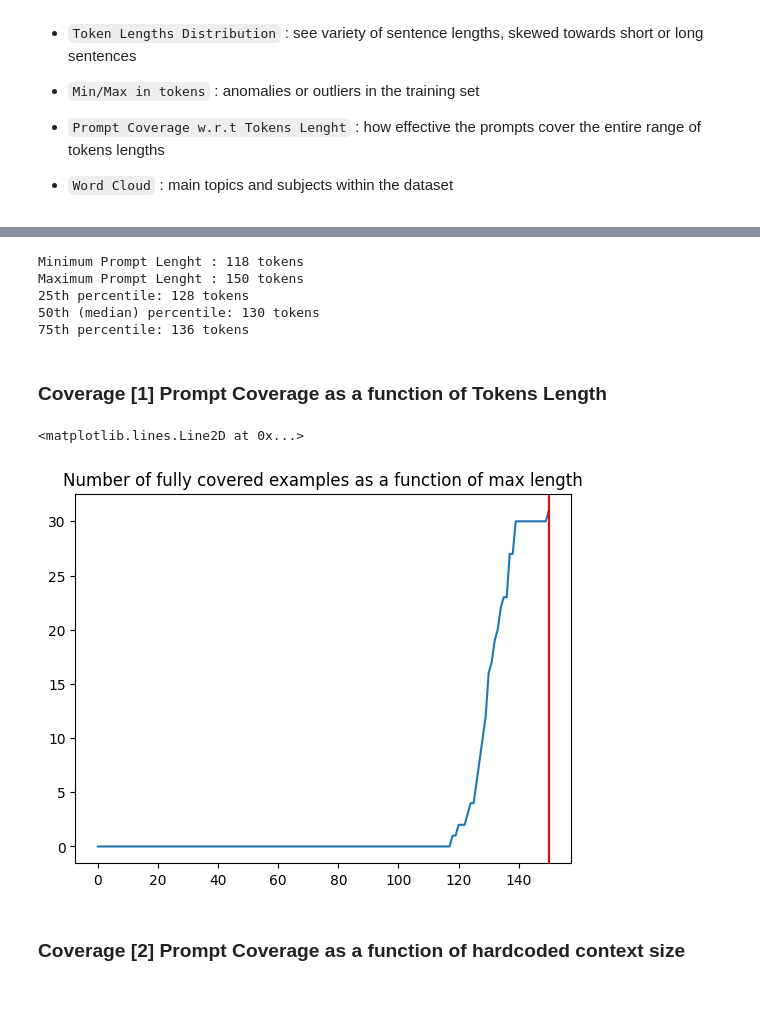
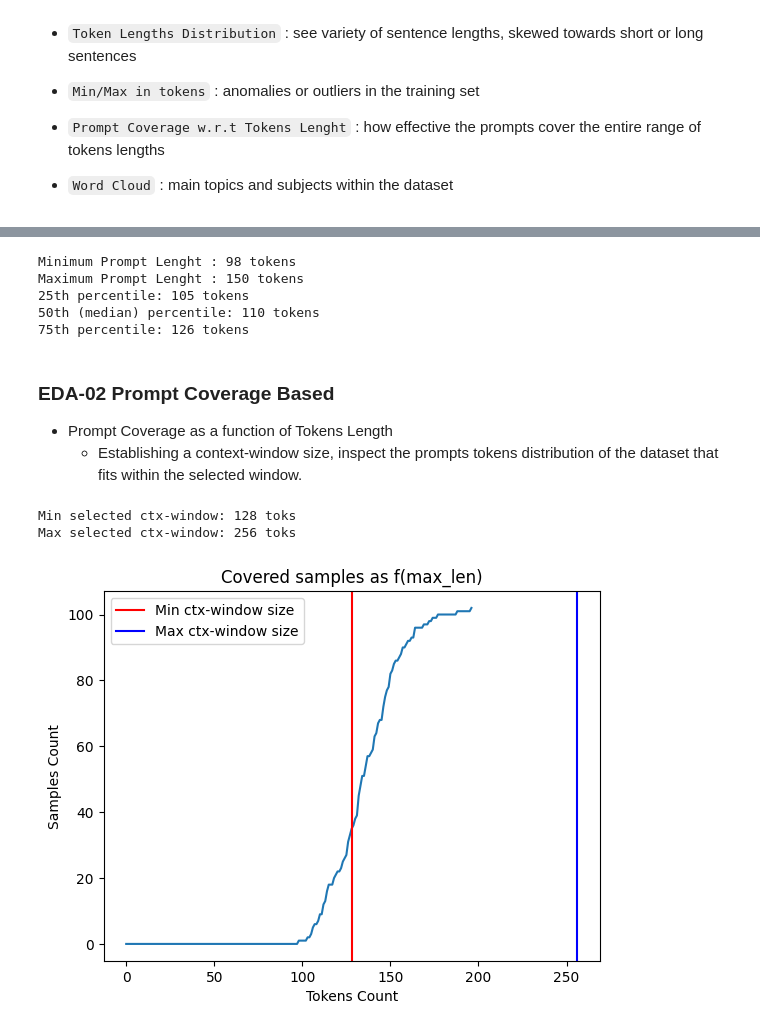
Before and after one commit to iusztinpaul/hands-on-llms, a Jupyter notebook: notebooks/prompts_eda.ipynb, the cells around one changed output, grey strips where cells are left out. Cells and saved outputs as stored; diff of their text form; code cells hidden in the pictures; blank space fills up the shorter version.

```diff
--- a/notebooks/prompts_eda.ipynb
+++ b/notebooks/prompts_eda.ipynb
@@ -35,37 +67,27 @@ Loaded Tokenizer : BertTokenizerFast(name_or_path='sentence-transformers/all-Min
 # %%
 # Prepare training data parser
-import json
 from enum import Enum
 from pathlib import Path
-from itertools import chain
-from typing import Dict, List
 from datasets import load_dataset
 from dataclasses import dataclass, field
-from datasets.dataset_dict import DatasetDict
 
 class Scope(Enum):
     TRAIN = "train"
-    TEST = "test"
 
 @dataclass
-class TrainSample:
+class DataSample:
     about_me: str = field(repr=False)
     context: str = ""
     response: str = ""
 
     def formatted(self):
+        """Train containing raw text fields"""
         template = """
-        You are an expert in the stock and crypto markets. I will give you some information about myself and you will provide me with good investment advice.
-
-        # ABOUT ME
         {ABOUT}
-
-        # CONTEXT
         {CONTEXT}
-
-        Please provide concrete advice in less than 100 tokens, and justify your answer based on the news provided in the context.
+        {RESPONSE}
         """
-        complete = template.format(ABOUT=self.about_me, CONTEXT=self.context)
+        complete = template.format(ABOUT=self.about_me, CONTEXT=self.context, RESPONSE=self.response)
         return complete
 
 class DatasetGenerator:
@@ -80,8 +102,10 @@ class DatasetGenerator:
 
     def _load_dataset(self, dataset_file_path: Path):
         try:
-            dataset = load_dataset("json", data_files=str(dataset_json_file))
-            print(f"Length : {len(dataset[self._scope.value])} samples.")
+            dataset = load_dataset("json", data_files=str(dataset_file_path))
+            print("=" * 10 + " Info " + "=" * 10)
+            print(f"Dataset Path : {dataset_file_path}")
+            print(f"Loaded : {len(dataset[self._scope.value])} samples.")
             return dataset
         except FileNotFoundError:
             print("JSON file not found.")
@@ -91,7 +115,9 @@ class DatasetGenerator:
             raise FileNotFoundError("Forgot how to write json")
 
     def tokenized_samples(self, tokenizer):
-        formatted_samples = list(map(lambda en: TrainSample(**en), self.dataset[self._scope.value]))
+        """Iterates through the dataset prompts, tokenizes and saves a stores a sublist
+        of tokens for each prompt."""
+        formatted_samples = list(map(lambda en: DataSample(**en), self.dataset[self._scope.value]))
         tokenized_samples = []
         for sample in formatted_samples:
             as_str = sample.formatted()
@@ -101,7 +127,7 @@ class DatasetGenerator:
         return tokenized_samples
 
     def samples_gen(self):
-        formatted_samples = list(map(lambda en: TrainSample(**en), self.dataset[self._scope.value]))
+        formatted_samples = list(map(lambda en: DataSample(**en), self.dataset[self._scope.value]))
         for sample in formatted_samples:
             yield sample
 # %%
@@ -152,20 +192,30 @@ print(f"25th percentile: {p25:.0f} tokens")
 print(f"50th (median) percentile: {p50:.0f} tokens")
 print(f"75th percentile: {p75:.0f} tokens")
 # %% [output]
-Minimum Prompt Lenght : 118 tokens
+Minimum Prompt Lenght : 98 tokens
 Maximum Prompt Lenght : 150 tokens
-25th percentile: 128 tokens
-50th (median) percentile: 130 tokens
-75th percentile: 136 tokens
+25th percentile: 105 tokens
+50th (median) percentile: 110 tokens
+75th percentile: 126 tokens
 # %% [markdown]
-### Coverage [1] Prompt Coverage as a function of Tokens Length
+### EDA-02 Prompt Coverage Based
+- Prompt Coverage as a function of Tokens Length
+  - Establishing a context-window size, inspect the prompts tokens distribution of the dataset that fits within the selected window.
 # %%
 # Plot tokens distributions
 plt.plot([len([l for l in lens if l <= m]) for m in range(max(lens) + 1)])
-plt.title("Number of fully covered examples as a function of max length")
-plt.axvline(x=150, color="red")
+context_window_p1 = 128
+context_window_p2 = 256
+print(f"Min selected ctx-window: {context_window_p1} toks")
+print(f"Max selected ctx-window: {context_window_p2} toks")
+plt.title("Covered samples as f(max_len)")
+plt.xlabel("Tokens Count")
+plt.ylabel("Samples Count")
+plt.axvline(x=context_window_p1, color="red", label="Min ctx-window size")
+plt.axvline(x=context_window_p2, color="blue", label="Max ctx-window size")
+plt.legend()
+plt.show()
 # %% [output]
-<matplotlib.lines.Line2D at 0x...>
+Min selected ctx-window: 128 toks
+Max selected ctx-window: 256 toks
-[figure, old version]
+[figure, new version]
-# %% [markdown]
-### Coverage [2] Prompt Coverage as a function of hardcoded context size
```
Also changed, not shown: parts of 14 cells of this notebook.
